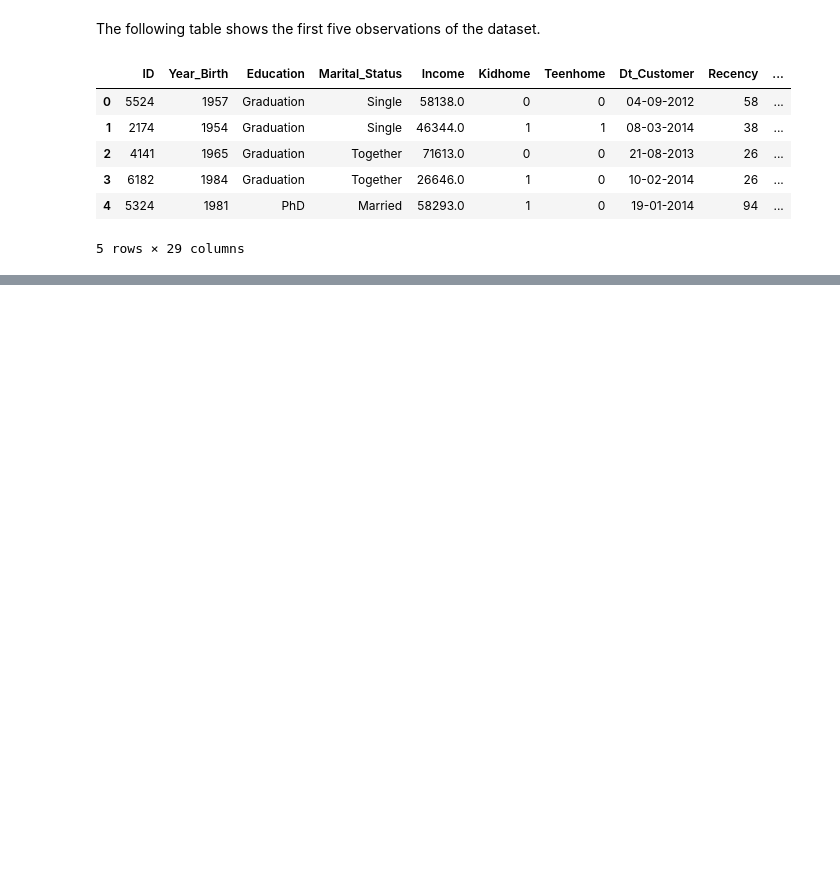
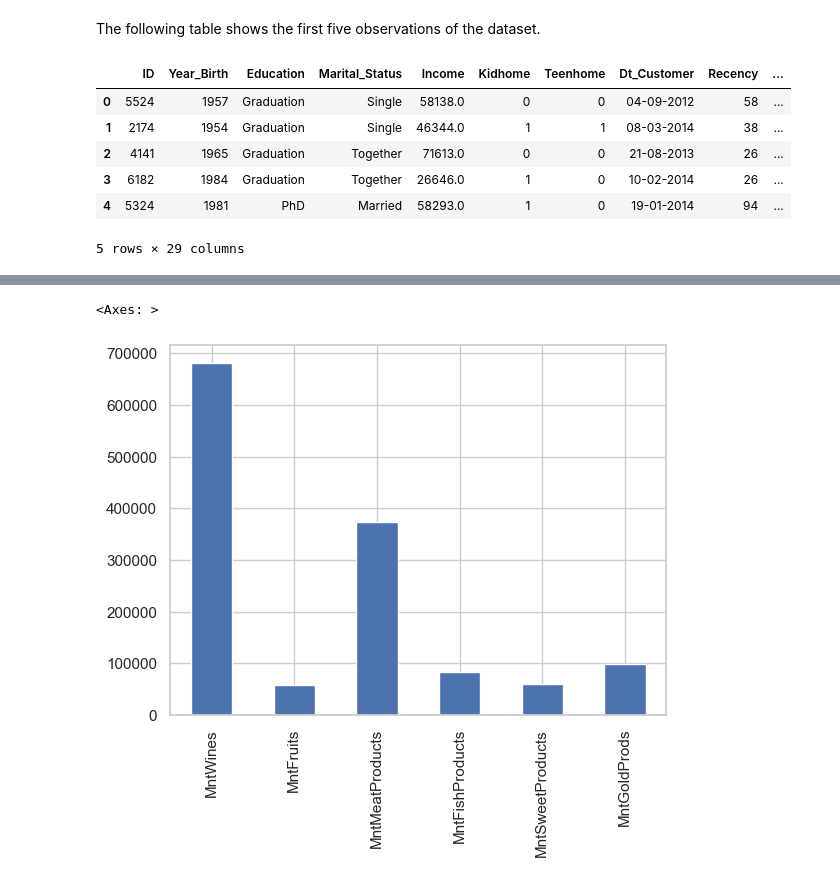
Before and after one commit to fridacarbajalordonez/customer-segmentation-kmeans, a Jupyter notebook: notebooks/customer_segmentation.ipynb, the cells around one changed output, grey strips where cells are left out. Drawn from its saved outputs; the diff is of its cells as text; code cells hidden in the pictures; blank space fills up the shorter version.

```diff
--- a/notebooks/customer_segmentation.ipynb
+++ b/notebooks/customer_segmentation.ipynb
@@ -71,0 +242,14 @@ df.describe(include='object')
+# %%
+df[
+[
+"MntWines",
+"MntFruits",
+"MntMeatProducts",
+"MntFishProducts",
+"MntSweetProducts",
+"MntGoldProds"
+]
+].sum().plot.bar()
+# %% [output]
+<Axes: >
+[figure, added]
```
Also changed, not shown: parts of 18 cells of this notebook.
